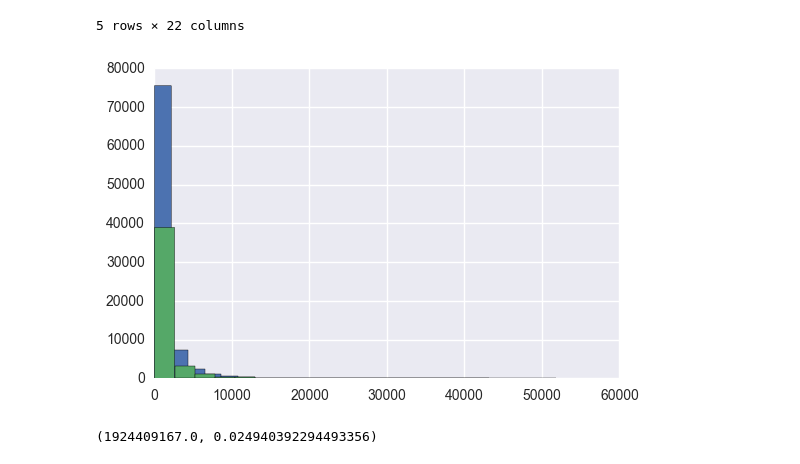
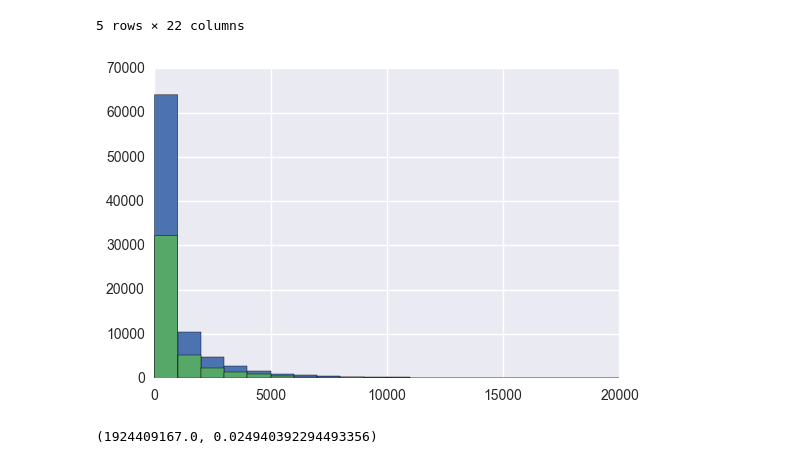
Before and after one commit to tharug/Udacity_Intro_to_Data_Science, a Jupyter notebook: P3_Analyzing_Subway_Data .ipynb, the cells around one changed output. Drawn from its saved outputs; the diff is of its cells as text; code cells hidden in the pictures.

```diff
--- a/P3_Analyzing_Subway_Data .ipynb
+++ b/P3_Analyzing_Subway_Data .ipynb
@@ -26,10 +26,10 @@ turnstile_weather.head()
 5 rows × 22 columns
 # %%
 # plot histogram
-plt.hist(turnstile_weather['ENTRIESn_hourly'][turnstile_weather['rain']==0],bins=20)
-plt.hist(turnstile_weather['ENTRIESn_hourly'][turnstile_weather['rain']==1],bins=20);
+plt.hist(turnstile_weather['ENTRIESn_hourly'][turnstile_weather['rain']==0],bins=20,range=(0,20000))
+plt.hist(turnstile_weather['ENTRIESn_hourly'][turnstile_weather['rain']==1],bins=20,range=(0,20000));
 # %% [output]
-[figure, old version]
+[figure, new version]
 # %%
 with_rain_mean=turnstile_weather['ENTRIESn_hourly'][turnstile_weather['rain']==0].mean()
 without_rain_mean=turnstile_weather['ENTRIESn_hourly'][turnstile_weather['rain']==1].mean()
```
Also changed, not shown: parts of 3 cells of this notebook, 5 other files.
